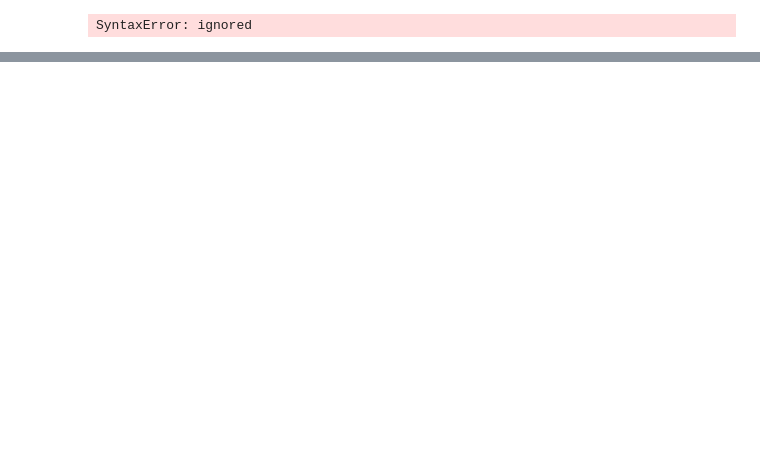
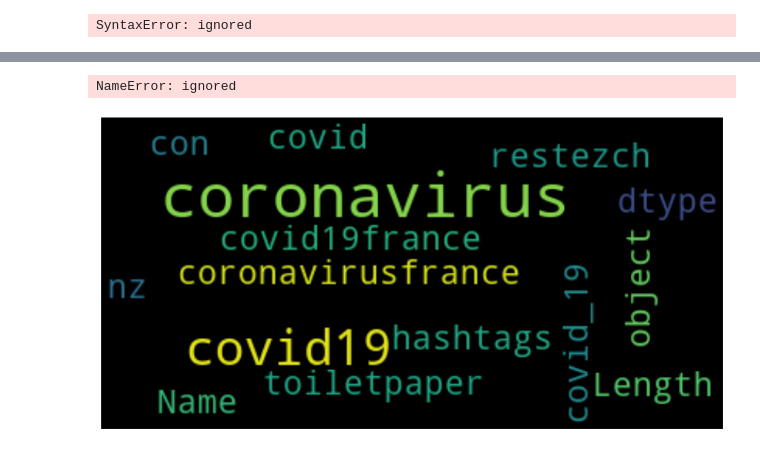
Before and after one commit to AkshayRai20/Projects1, a Jupyter notebook: Akshay_Rai_Team_1_Capstone_Project_2.ipynb, the cells around one changed output, grey strips where cells are left out. Drawn from its saved outputs; the diff is of its cells as text; code cells hidden in the pictures; blank space fills up the shorter version.

```diff
--- a/Akshay_Rai_Team_1_Capstone_Project_2.ipynb
+++ b/Akshay_Rai_Team_1_Capstone_Project_2.ipynb
@@ -296,0 +263,12 @@ Done till now
+# %%
+#Removing weblinks and names
+def rem_links_names(tweet):
+  a=[]
+  for word in tweet.split():
+    if word.startswith('https') or word.startswith('http') or word.startswith('@'):
+      continue
+    else:
+      a.append(word)
+  return ' '.join(a)
+# %%
+twt['filt_tweets2']=twt['filt_tweets'].apply(rem_links_names)
@@ -296,0 +336,13 @@ Done till now
+# %%
+#Function to remove stopwords
+def rem_stopwords(tweet):
+  a= []
+  stpw = stopwords.words('english')
+  for word in tweet.lower().split():
+    if word.startswith('#'):
+      continue
+    if word not in stpw:
+      a.append(word)
+  return ' '.join(a)
+# %%
+twt['words']=twt['filt_tweets2'].apply(rem_stopwords)
@@ -296,0 +356,25 @@ Done till now
+# %%
+#ERROR##Need to import stylecloud###
+
+hashtags = twt['hashtags'].dropna().tolist()
+unique_hashtags=(" ").join(hashtags)
+stylecloud.gen_stylecloud(text = unique_hashtags,
+                          icon_name='fas fa-first-aid',
+                          palette='colorbrewer.diverging.Spectral_11',
+                          background_color='black',
+                          gradient='horizontal')
+# %% [output]
+NameError: ignored
+# %%
+def show_wordcloud(data , title = None):
+    wordcloud = WordCloud(background_color='black',stopwords=stopwords,max_words=200,max_font_size=40).generate(str(data))
+
+    fig = plt.figure(1, figsize=(15, 15))
+    plt.axis('off')
+    plt.title(title, size = 25)
+    plt.imshow(wordcloud, interpolation='bilinear')
+    plt.show()
+
+show_wordcloud(twt['hashtags'])
+# %% [output]
+[figure, added]
```
Also changed, not shown: parts of 24 cells of this notebook.
